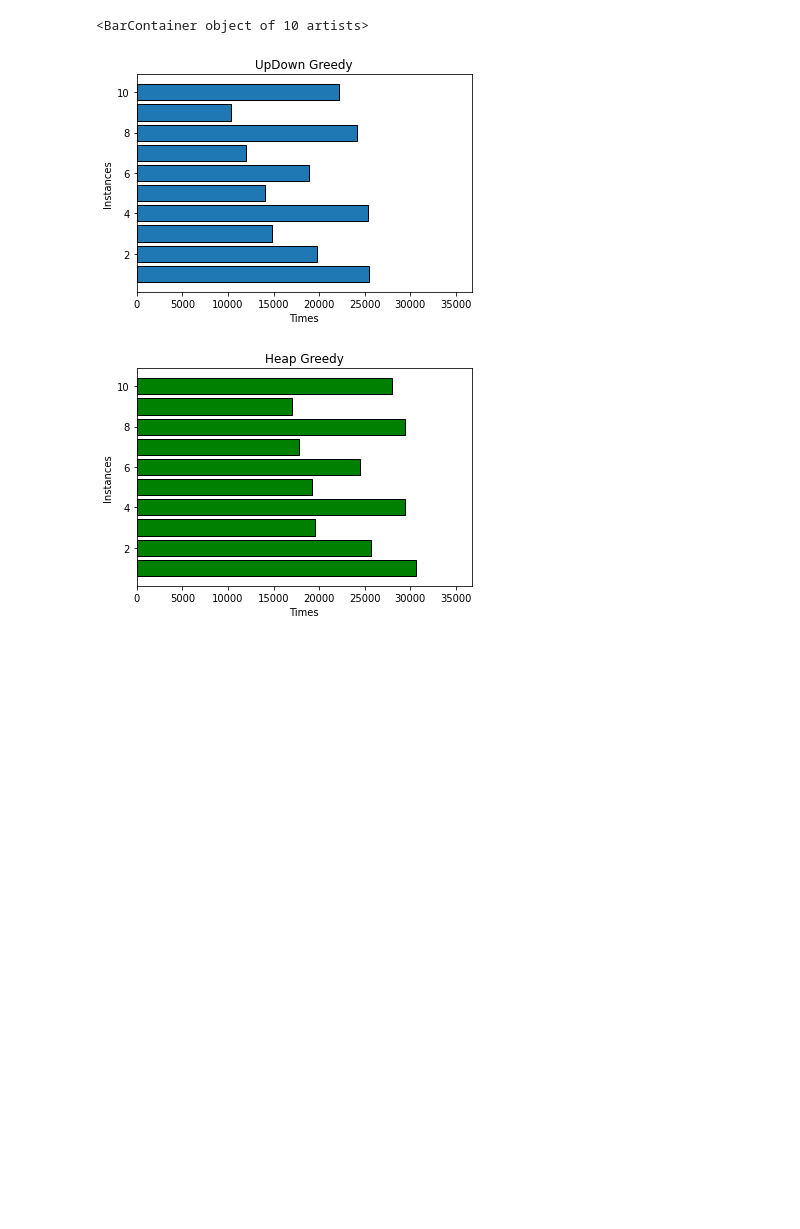
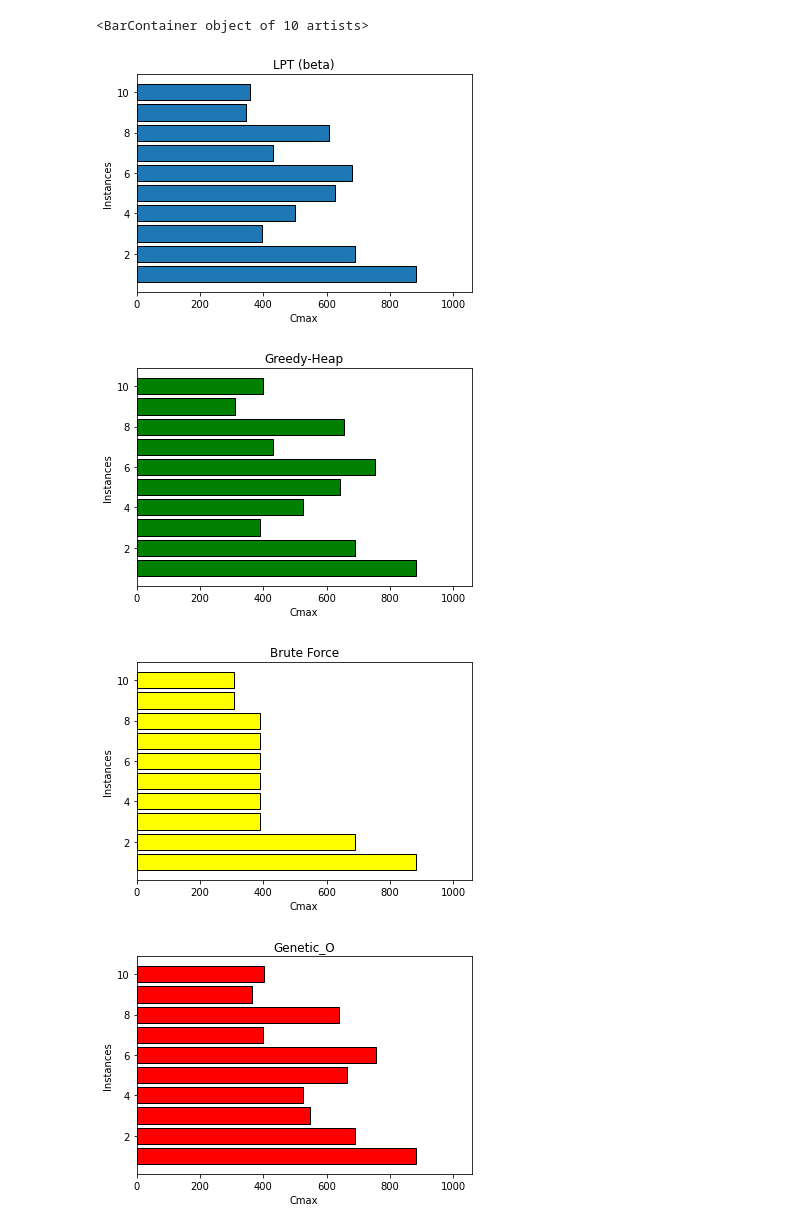
Before and after one commit to GPlaczek/PCmax, a Jupyter notebook: Comparison.ipynb, the cells around one changed output. Cells and saved outputs as stored; diff of their text form; code cells hidden in the pictures; blank space fills up the shorter version.

```diff
--- a/Comparison.ipynb
+++ b/Comparison.ipynb
@@ -7,25 +7,52 @@ import numpy as np
 from matplotlib import pyplot as plt
 # %%
 x = [i+1 for i in range(INSTANCE_N)]
-y_ud = [int(line) for line in open('{}/output_upDown'.format(OUTPUT_DIR), 'r')]    # ud - upDown
-y_h = [int(line) for line in open('{}/output_heap'.format(OUTPUT_DIR), 'r')]       # h - Heap
+y_lpt = [int(line) for line in open('{}/lpt'.format(OUTPUT_DIR), 'r')]
+y_gree = [int(line) for line in open('{}/greedy'.format(OUTPUT_DIR), 'r')]
+y_brut = [int(line) for line in open('{}/brute'.format(OUTPUT_DIR), 'r')]
+y_genO = [int(line) for line in open('{}/geneticO'.format(OUTPUT_DIR), 'r')]
+y_genG = [int(line) for line in open('{}/geneticG'.format(OUTPUT_DIR), 'r')]
 
-x_limit = max(max(y_ud), max(y_h))
+x_limit = max(max(y_lpt), max(y_gree), max(y_brut), max(y_genO), max(y_genG))
 x_limit += x_limit/5
+
 plot1 = plt.figure(1)
 plt.xlim(0, x_limit)
-plt.title('UpDown Greedy')
+plt.title('LPT (beta)')
 plt.ylabel('Instances')
-plt.xlabel('Times')
-plt.barh(x, y_ud, edgecolor='black')
+plt.xlabel('Cmax')
+plt.barh(x, y_lpt, edgecolor='black')
 
 plot2 = plt.figure(2)
 plt.xlim(0, x_limit)
-plt.title('Heap Greedy')
+plt.title('Greedy-Heap')
 plt.ylabel('Instances')
-plt.xlabel('Times')
-plt.barh(x, y_h, color='green', edgecolor='black')
+plt.xlabel('Cmax')
+plt.barh(x, y_gree, color='green', edgecolor='black')
+
+plot3 = plt.figure(3)
+plt.xlim(0, x_limit)
+plt.title('Brute Force')
+plt.ylabel('Instances')
+plt.xlabel('Cmax')
+plt.barh(x, y_brut, color='yellow', edgecolor='black')
+
+plot4 = plt.figure(4)
+plt.xlim(0, x_limit)
+plt.title('Genetic_O')
+plt.ylabel('Instances')
+plt.xlabel('Cmax')
+plt.barh(x, y_genO, color='red', edgecolor='black')
+
+plot5 = plt.figure(5)
+plt.xlim(0, x_limit)
+plt.title('Genetic_G')
+plt.ylabel('Instances')
+plt.xlabel('Cmax')
+plt.barh(x, y_genG, color='magenta', edgecolor='black')
 # %% [output]
 <BarContainer object of 10 artists>
-[figure, old version]
+[figure, new version]
-[figure, old version]
+[figure, new version]
+[figure, added]
+[figure, added]
```
Also changed, not shown: parts of 1 cell of this notebook, 28 other files.
